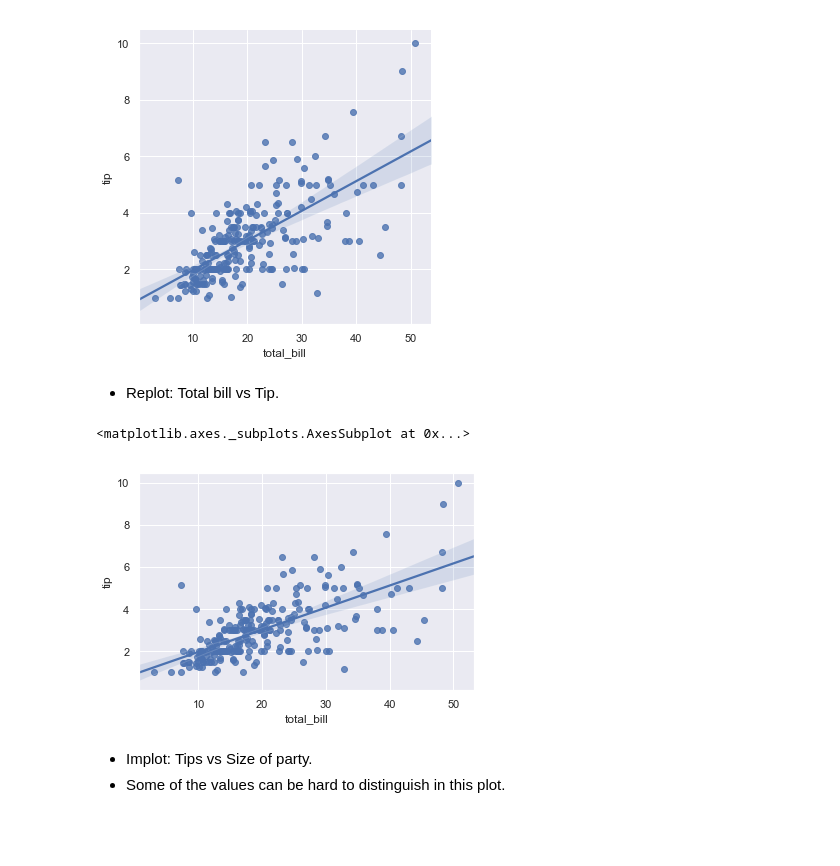
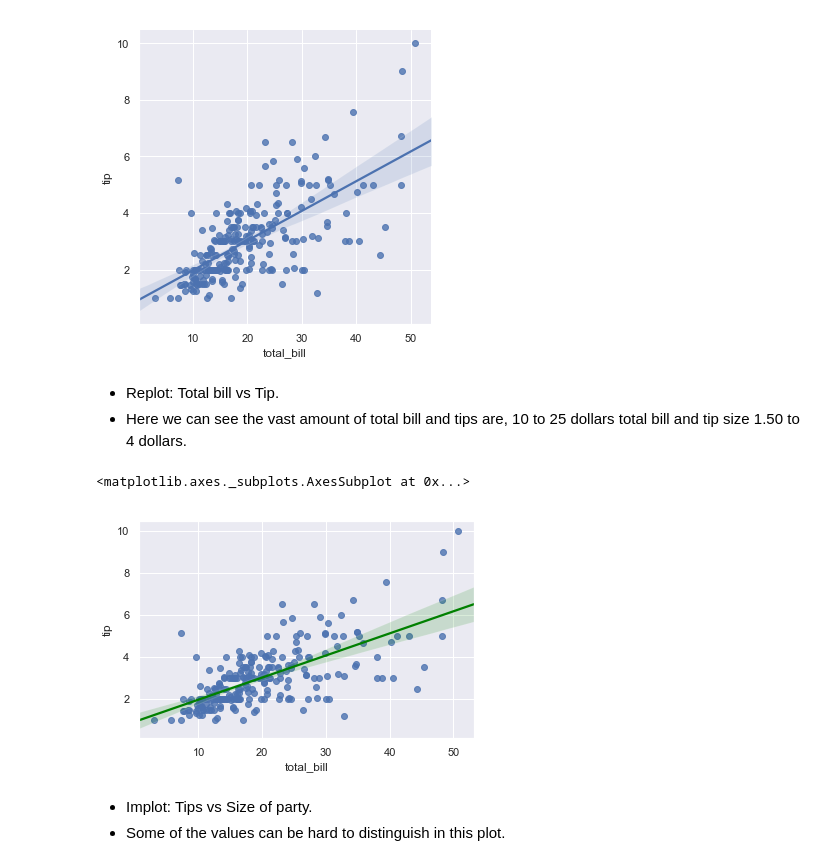
Before and after one commit to daithimarkham/Fund-Project-2019, a Jupyter notebook: The-Tips-Data-Set.ipynb, the cells around one changed output. Cells and saved outputs as stored; diff of their text form; code cells hidden in the pictures; blank space fills up the shorter version.

Commit message:
Notebook updated, linear regression.

```diff
--- a/The-Tips-Data-Set.ipynb
+++ b/The-Tips-Data-Set.ipynb
@@ -583,14 +585,15 @@ sns.lmplot(x ="total_bill", y = "tip", data = tips)
 plt.show()
 # %% [output]
 [figure]
-# %% [markdown]
-- Replot: Total bill vs Tip.
+# %% [markdown]
+- Replot: Total bill vs Tip.
+- Here we can see the vast amount of total bill and tips are, 10 to 25 dollars total bill and tip size 1.50 to 4 dollars.
 # %%
-# Replot
-sns.regplot(x ="total_bill", y ="tip", data = tips)
+# Replot, plot data and a linear regression model fit.
+sns.regplot(x ="total_bill", y ="tip", line_kws={"color": "green"}, data = tips)# plots variables and sets line colour green.
 # %% [output]
 <matplotlib.axes._subplots.AxesSubplot at 0x...>
-[figure, old version]
+[figure, new version]
 # %% [markdown]
 - Implot: Tips vs Size of party.
 - Some of the values can be hard to distinguish in this plot.
```
Also changed, not shown: parts of 13 cells of this notebook.
